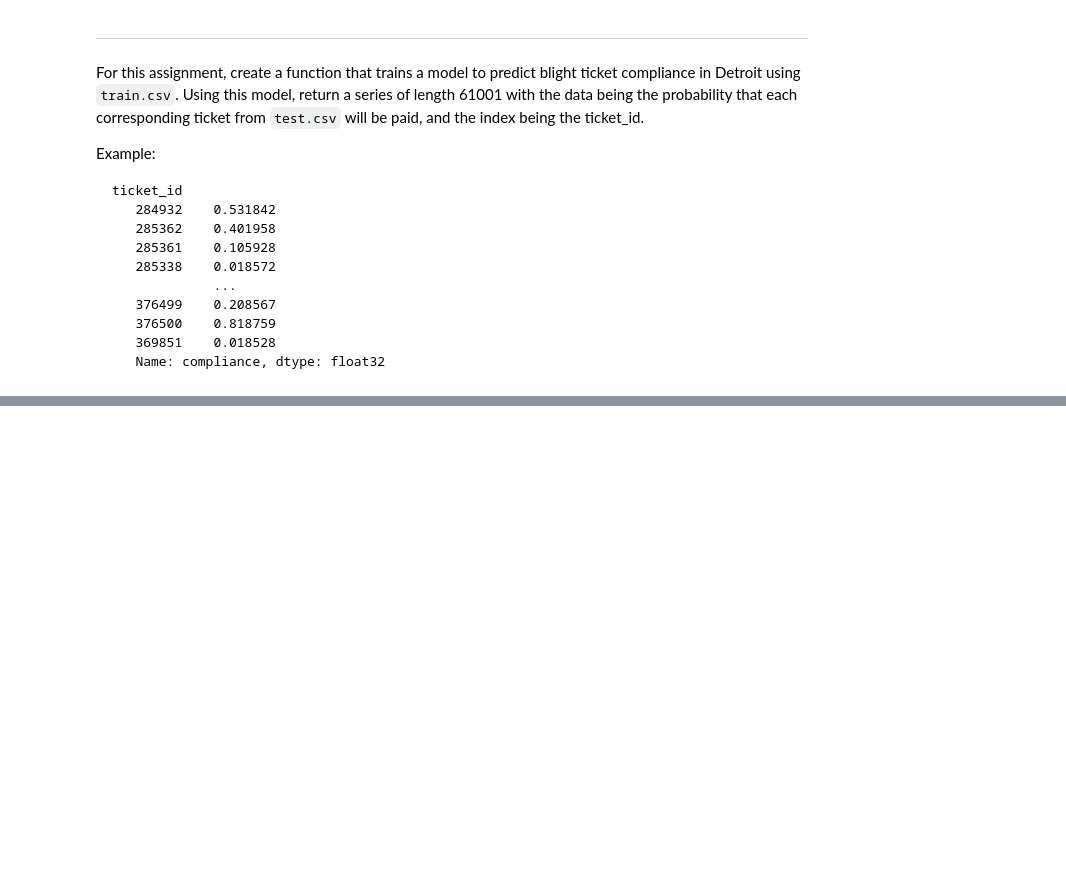
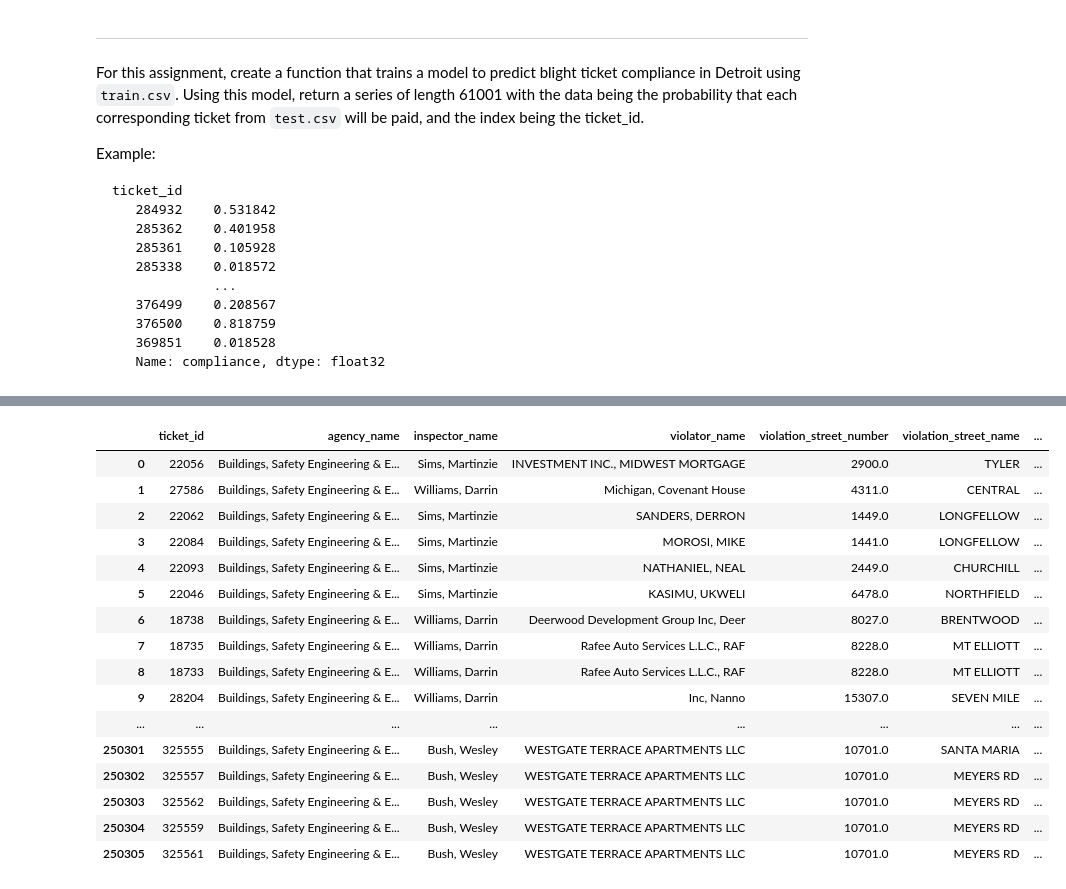
Before and after one commit to 3HeadedMonkey/Machine-learning-in-python, a Jupyter notebook: Exc4.ipynb, the cells around one changed output, grey strips where cells are left out. Drawn from its saved outputs; the diff is of its cells as text; code cells hidden in the pictures; blank space fills up the shorter version.

Commit message:
working on test sample

```diff
--- a/Exc4.ipynb
+++ b/Exc4.ipynb
@@ -210,5 +249,25 @@ add= pd.read_csv('addresses.csv', sep='delimiter',header=[0], engine='python')
 # %%
 train = pd.read_csv('train.csv',engine='python')
 test = pd.read_csv('test.csv')
-test['ticket_issued_date'].
+year = test['ticket_issued_date'].str.split('-', expand=True)
+year.columns =['year', 'month','rest']
+year = year.drop(['rest'], axis=1).astype(int)
+train
 # %% [output]
+|  | ticket_id | agency_name | inspector_name | violator_name | violation_street_number | violation_street_name | ... |
+| 0 | 22056 | Buildings, Safety Engineering & E... | Sims, Martinzie | INVESTMENT INC., MIDWEST MORTGAGE | 2900.0 | TYLER | ... |
+| 1 | 27586 | Buildings, Safety Engineering & E... | Williams, Darrin | Michigan, Covenant House | 4311.0 | CENTRAL | ... |
+| 2 | 22062 | Buildings, Safety Engineering & E... | Sims, Martinzie | SANDERS, DERRON | 1449.0 | LONGFELLOW | ... |
+| 3 | 22084 | Buildings, Safety Engineering & E... | Sims, Martinzie | MOROSI, MIKE | 1441.0 | LONGFELLOW | ... |
+| 4 | 22093 | Buildings, Safety Engineering & E... | Sims, Martinzie | NATHANIEL, NEAL | 2449.0 | CHURCHILL | ... |
+| 5 | 22046 | Buildings, Safety Engineering & E... | Sims, Martinzie | KASIMU, UKWELI | 6478.0 | NORTHFIELD | ... |
+| 6 | 18738 | Buildings, Safety Engineering & E... | Williams, Darrin | Deerwood Development Group Inc, Deer | 8027.0 | BRENTWOOD | ... |
+| 7 | 18735 | Buildings, Safety Engineering & E... | Williams, Darrin | Rafee Auto Services L.L.C., RAF | 8228.0 | MT ELLIOTT | ... |
+| 8 | 18733 | Buildings, Safety Engineering & E... | Williams, Darrin | Rafee Auto Services L.L.C., RAF | 8228.0 | MT ELLIOTT | ... |
+| 9 | 28204 | Buildings, Safety Engineering & E... | Williams, Darrin | Inc, Nanno | 15307.0 | SEVEN MILE | ... |
+| ... | ... | ... | ... | ... | ... | ... | ... |
+| 250301 | 325555 | Buildings, Safety Engineering & E... | Bush, Wesley | WESTGATE TERRACE APARTMENTS LLC | 10701.0 | SANTA MARIA | ... |
+| 250302 | 325557 | Buildings, Safety Engineering & E... | Bush, Wesley | WESTGATE TERRACE APARTMENTS LLC | 10701.0 | MEYERS RD | ... |
+| 250303 | 325562 | Buildings, Safety Engineering & E... | Bush, Wesley | WESTGATE TERRACE APARTMENTS LLC | 10701.0 | MEYERS RD | ... |
+| 250304 | 325559 | Buildings, Safety Engineering & E... | Bush, Wesley | WESTGATE TERRACE APARTMENTS LLC | 10701.0 | MEYERS RD | ... |
+| 250305 | 325561 | Buildings, Safety Engineering & E... | Bush, Wesley | WESTGATE TERRACE APARTMENTS LLC | 10701.0 | MEYERS RD | ... |
```
Also changed, not shown: parts of 2 cells of this notebook.
